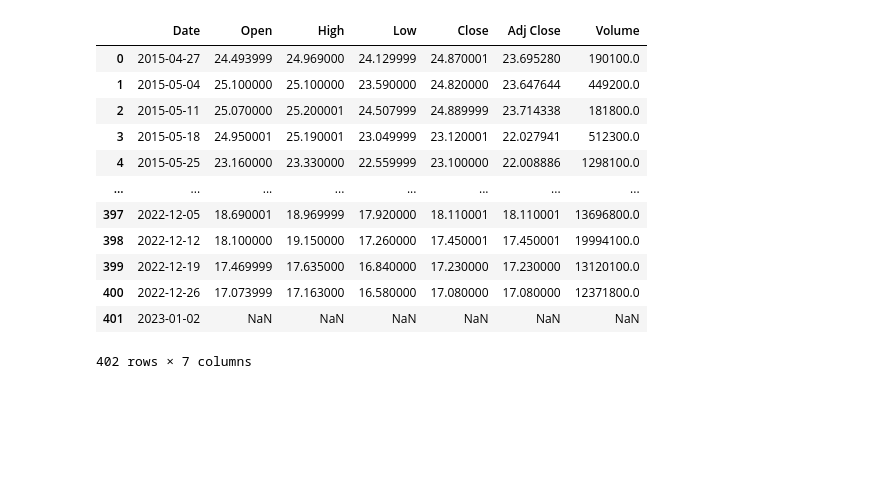
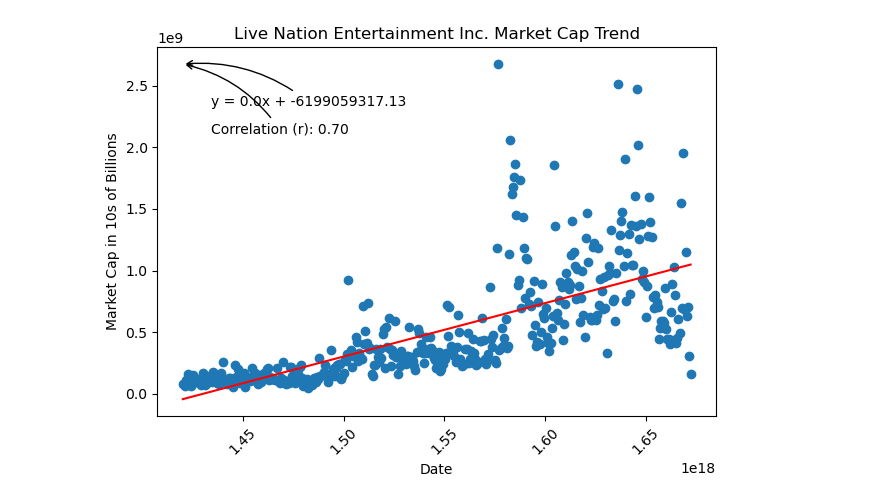
Before and after one commit to pathfindereleven/StockMkt_Analysis, a Jupyter notebook: Eleanor - Stocks.ipynb, the cells around one changed output. Saved outputs shown, nothing was run; the diff lists cells and outputs as text; code cells hidden in the pictures; blank space fills up the shorter version.

Commit message:
adding graphs
adding graphs for amc, lyv, jets, pej, and bjk stocks/etf

```diff
--- a/Eleanor - Stocks.ipynb
+++ b/Eleanor - Stocks.ipynb
@@ -74,22 +8,37 @@ vaneck_vectors
-# %%
-eft2 = "JETS"
-
-query_string = f"https://query1.finance.yahoo.com/v7/finance/download/{eft2}?period1={precovid}&period2={postcovid}&interval={interval}&events=history&includeAdjustedClose=true"
-
-us_global_jets = pd.read_csv(query_string)
-
-us_global_jets
-# %% [output]
-|  | Date | Open | High | Low | Close | Adj Close | Volume |
-| 0 | 2015-04-27 | 24.493999 | 24.969000 | 24.129999 | 24.870001 | 23.695280 | 190100.0 |
-| 1 | 2015-05-04 | 25.100000 | 25.100000 | 23.590000 | 24.820000 | 23.647644 | 449200.0 |
-| 2 | 2015-05-11 | 25.070000 | 25.200001 | 24.507999 | 24.889999 | 23.714338 | 181800.0 |
-| 3 | 2015-05-18 | 24.950001 | 25.190001 | 23.049999 | 23.120001 | 22.027941 | 512300.0 |
-| 4 | 2015-05-25 | 23.160000 | 23.330000 | 22.559999 | 23.100000 | 22.008886 | 1298100.0 |
-| ... | ... | ... | ... | ... | ... | ... | ... |
-| 397 | 2022-12-05 | 18.690001 | 18.969999 | 17.920000 | 18.110001 | 18.110001 | 13696800.0 |
-| 398 | 2022-12-12 | 18.100000 | 19.150000 | 17.260000 | 17.450001 | 17.450001 | 19994100.0 |
-| 399 | 2022-12-19 | 17.469999 | 17.635000 | 16.840000 | 17.230000 | 17.230000 | 13120100.0 |
-| 400 | 2022-12-26 | 17.073999 | 17.163000 | 16.580000 | 17.080000 | 17.080000 | 12371800.0 |
-| 401 | 2023-01-02 | NaN | NaN | NaN | NaN | NaN | NaN |
-402 rows × 7 columns
+# %%
+ticker = "LYV"
+precovid = int(time.mktime(datetime.datetime(2015, 1, 1, 23, 59).timetuple()))
+postcovid = int(time.mktime(datetime.datetime(2023, 1, 1, 23, 59).timetuple()))
+interval = "1wk"
+
+query_string = f"https://query1.finance.yahoo.com/v7/finance/download/{ticker}?period1={precovid}&period2={postcovid}&interval={interval}&events=history&includeAdjustedClose=true"
+
+LYV = pd.read_csv(query_string)
+
+# Calculate Market Cap
+LYV['Market Cap'] = LYV['Close'].astype(float) * LYV['Volume'].astype(float)
+
+# Convert Date to datetime format and then to int64 for plotting
+LYV['Date'] = pd.to_datetime(LYV['Date']).astype(np.int64)
+
+# Perform linear regression
+(slope, intercept, rvalue, pvalue, stderr) = stats.linregress(LYV['Date'].values, LYV['Market Cap'].values)
+regress_values = LYV['Date'] * slope + intercept
+
+# Plotting
+plt.scatter(LYV['Date'], LYV['Market Cap'])
+plt.plot(LYV['Date'], regress_values, color='r')
+plt.xlabel('Date')
+plt.ylabel('Market Cap in 10s of Billions')
+plt.title('Live Nation Entertainment Inc. Market Cap Trend')
+plt.xticks(rotation=45)
+equation = f"y = {round(slope, 2)}x + {round(intercept, 2)}"
+corr = f"Correlation (r): {rvalue:.2f}"
+plt.annotate(equation, xy=(LYV['Date'].min(), LYV['Market Cap'].max()), xycoords='data', xytext=(20, -30),
+             textcoords='offset points', arrowprops=dict(arrowstyle="->", connectionstyle="arc3,rad=.2"))
+plt.annotate(corr, xy=(LYV['Date'].min(), LYV['Market Cap'].max()), xycoords='data', xytext=(20, -50),
+             textcoords='offset points', arrowprops=dict(arrowstyle="->", connectionstyle="arc3,rad=.2"))
+plt.tight_layout()
+plt.show()
+# %% [output]
+[figure, added]
```
Also changed, not shown: parts of 9 cells of this notebook.
